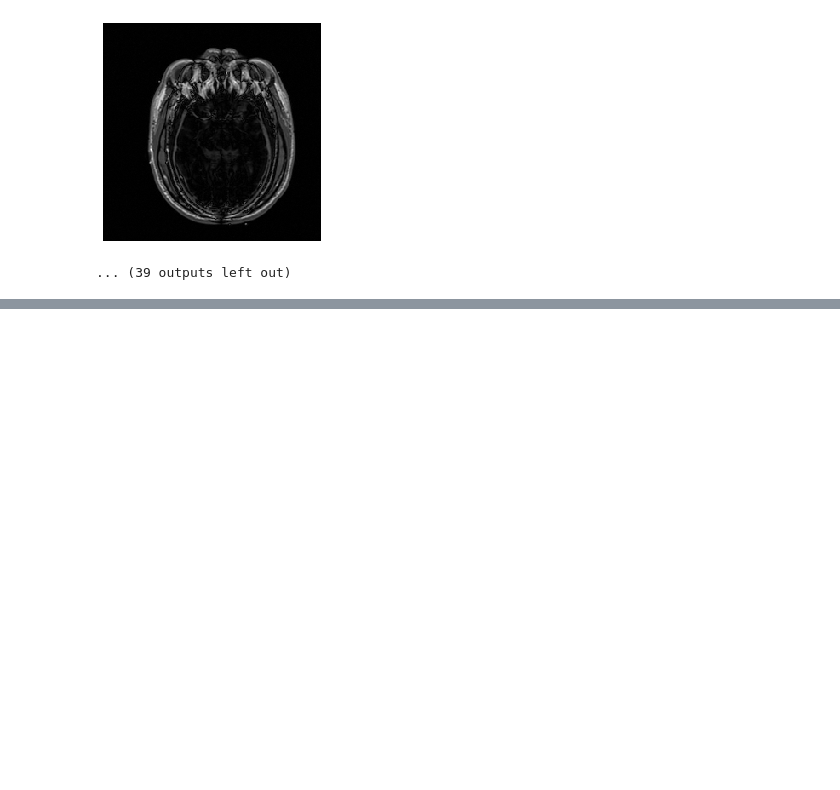
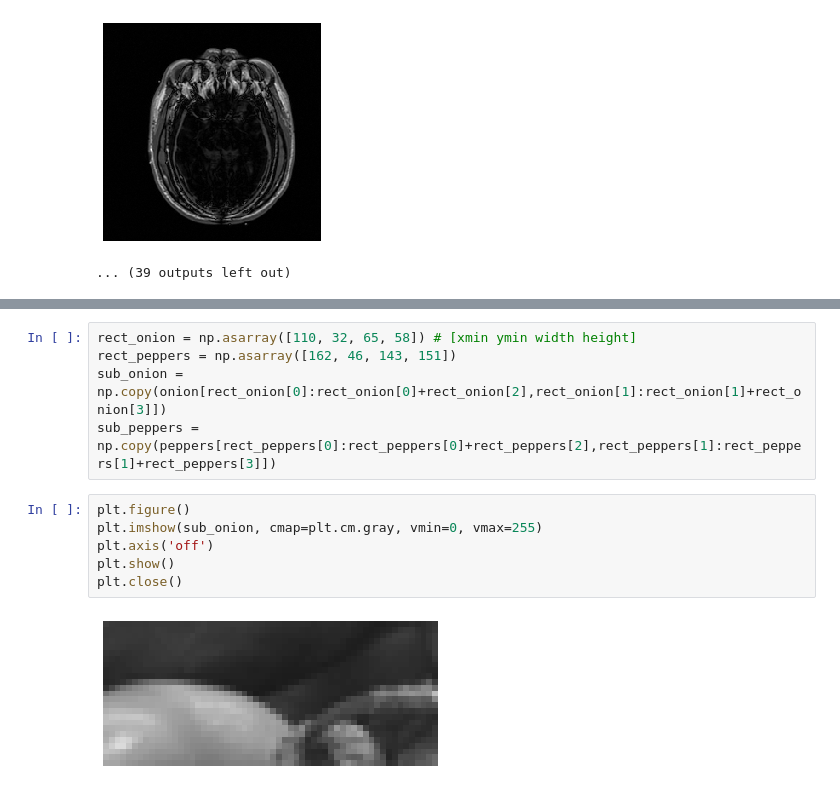
Before and after one commit to alishakiba/ComputerVision, a Jupyter notebook: ImageRegistration.ipynb, the cells around one changed output, grey strips where cells are left out. Drawn from its saved outputs; the diff is of its cells as text; blank space fills up the shorter version.

```diff
--- a/ImageRegistration.ipynb
+++ b/ImageRegistration.ipynb
@@ -143,0 +166,13 @@ print("After {} steps, we arrived at SAC equal to {:0.0f}".format(count, SAC(f,h
+# %%
+rect_onion = np.asarray([110, 32, 65, 58]) # [xmin ymin width height]
+rect_peppers = np.asarray([162, 46, 143, 151])
+sub_onion = np.copy(onion[rect_onion[0]:rect_onion[0]+rect_onion[2],rect_onion[1]:rect_onion[1]+rect_onion[3]])
+sub_peppers = np.copy(peppers[rect_peppers[0]:rect_peppers[0]+rect_peppers[2],rect_peppers[1]:rect_peppers[1]+rect_peppers[3]])
+# %%
+plt.figure()
+plt.imshow(sub_onion, cmap=plt.cm.gray, vmin=0, vmax=255)
+plt.axis('off')
+plt.show()
+plt.close()
+# %% [output]
+[figure, added]
```
Also changed, not shown: parts of 12 cells of this notebook.
